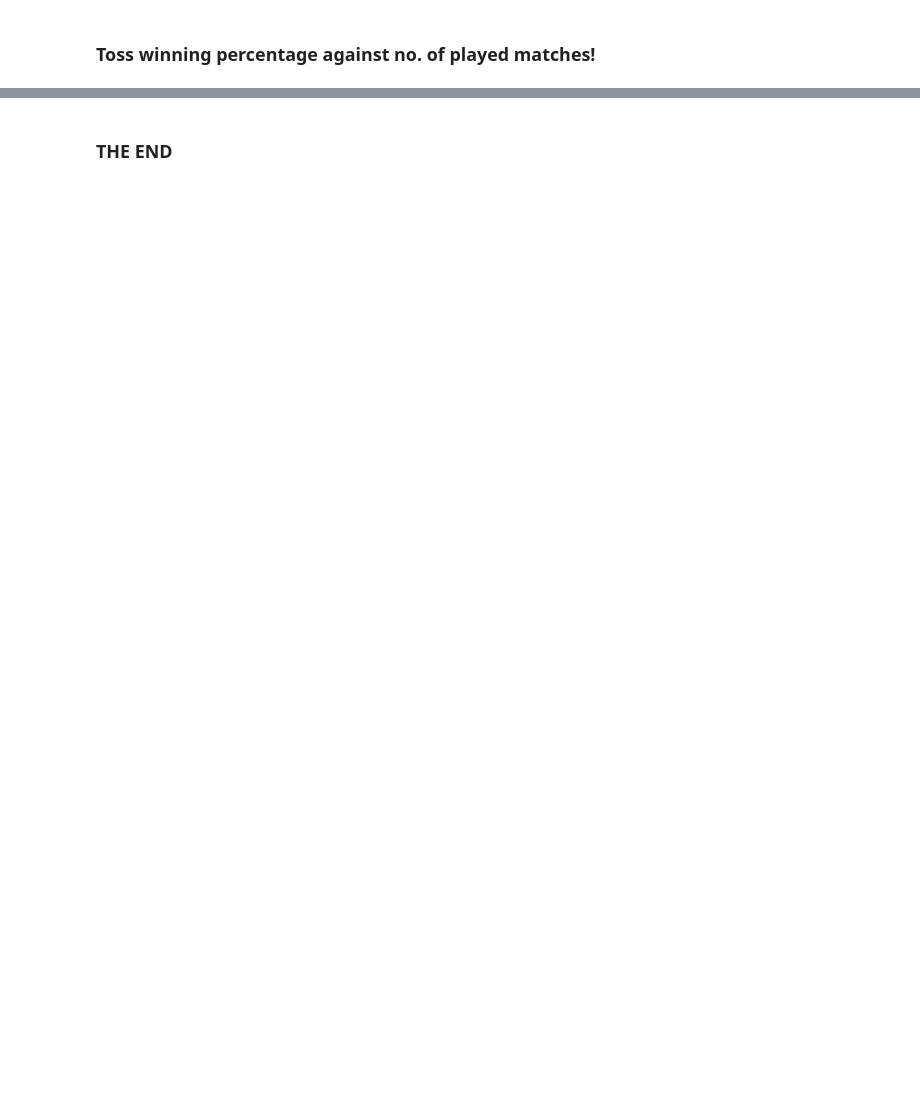
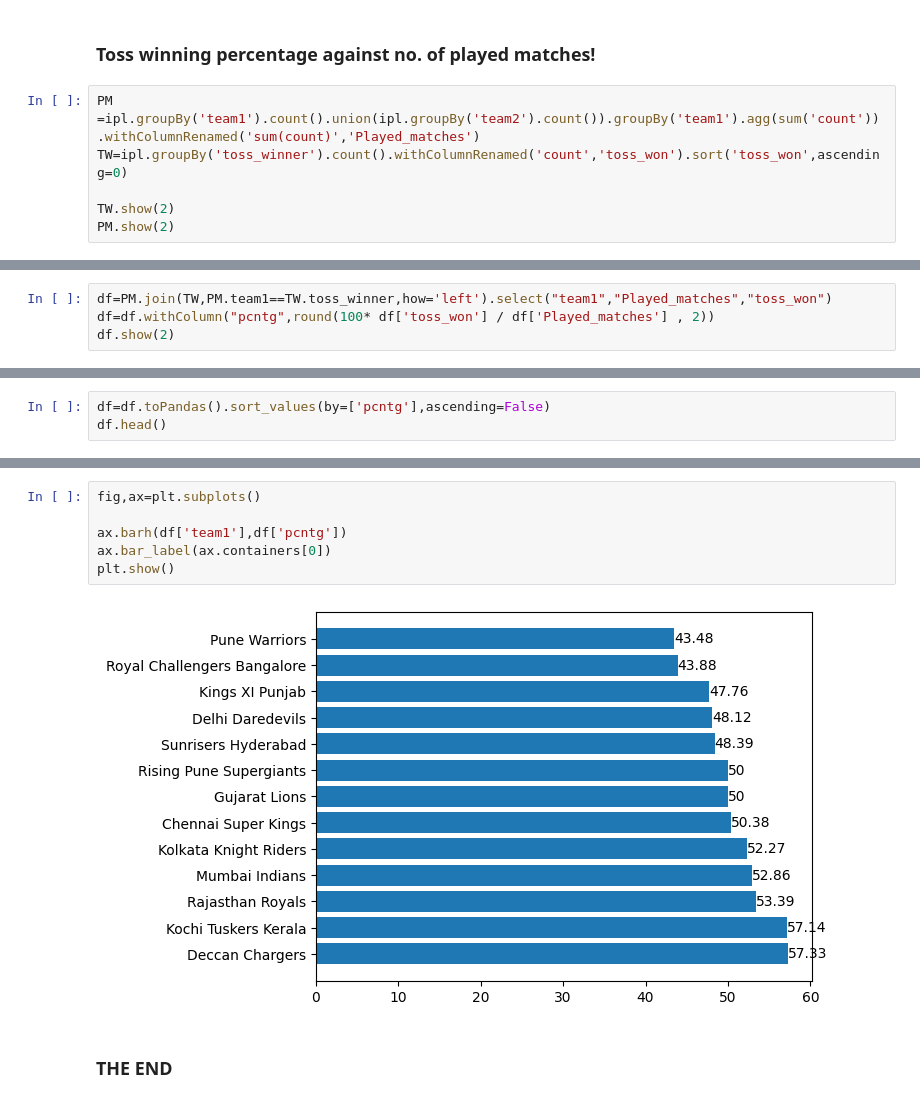
Before and after one commit to Shafi-Shaik/PySpark, a Jupyter notebook: IPL Analysis - Pyspark.ipynb, the cells around one changed output, grey strips where cells are left out. Cells and saved outputs as stored; diff of their text form; blank space fills up the shorter version.

```diff
--- a/IPL Analysis - Pyspark.ipynb
+++ b/IPL Analysis - Pyspark.ipynb
@@ -247,2 +296,8 @@ plt.show()
 # %% [markdown]
 ### Toss winning percentage against no. of played matches!
+# %%
+PM =ipl.groupBy('team1').count().union(ipl.groupBy('team2').count()).groupBy('team1').agg(sum('count')).withColumnRenamed('sum(count)','Played_matches')
+TW=ipl.groupBy('toss_winner').count().withColumnRenamed('count','toss_won').sort('toss_won',ascending=0)
+
+TW.show(2)
+PM.show(2)
@@ -248,0 +320,4 @@ plt.show()
+# %%
+df=PM.join(TW,PM.team1==TW.toss_winner,how='left').select("team1","Played_matches","toss_won")
+df=df.withColumn("pcntg",round(100* df['toss_won'] / df['Played_matches'] , 2))
+df.show(2)
@@ -248,0 +332,3 @@ plt.show()
+# %%
+df=df.toPandas().sort_values(by=['pcntg'],ascending=False)
+df.head()
@@ -249,2 +342,10 @@ plt.show()
+# %%
+fig,ax=plt.subplots()
+
+ax.barh(df['team1'],df['pcntg'])
+ax.bar_label(ax.containers[0])
+plt.show()
+# %% [output]
+[figure, added]
 # %% [markdown]
 ### THE END
```
Also changed, not shown: parts of 7 cells of this notebook, 2 other files.
